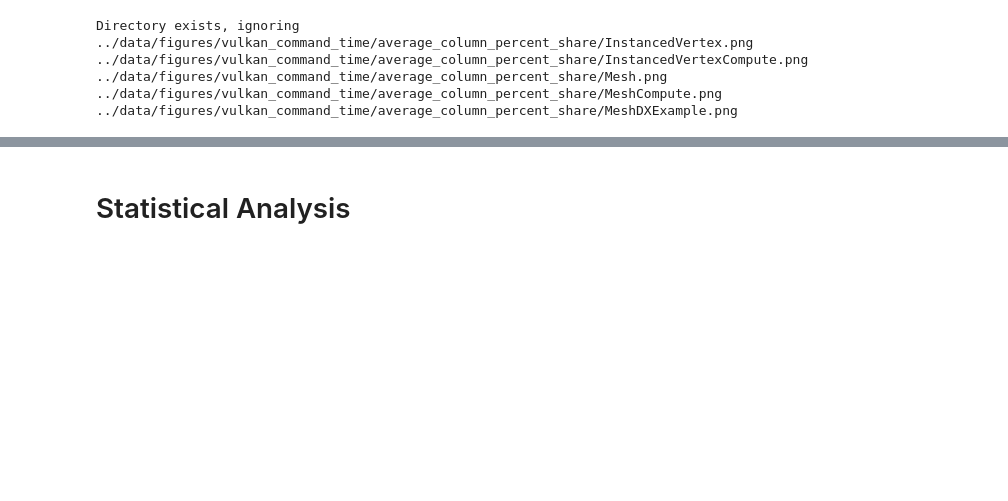
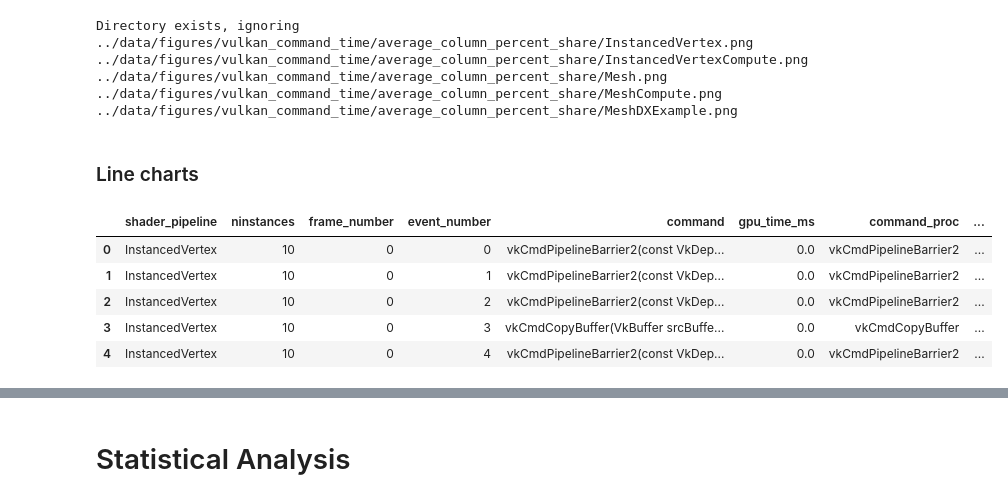
Before and after one commit to andmck1/iron-cube, a Jupyter notebook: notebooks/analysis.ipynb, the cells around one changed output, grey strips where cells are left out. Drawn from its saved outputs; the diff is of its cells as text; code cells hidden in the pictures; blank space fills up the shorter version.

```diff
--- a/notebooks/analysis.ipynb
+++ b/notebooks/analysis.ipynb
@@ -734,3 +734,14 @@ Directory exists, ignoring
 ../data/figures/vulkan_command_time/average_column_percent_share/Mesh.png
 ../data/figures/vulkan_command_time/average_column_percent_share/MeshCompute.png
 ../data/figures/vulkan_command_time/average_column_percent_share/MeshDXExample.png
+# %% [markdown]
+### Line charts
+# %%
+gpu_command_df_proc.head()
+# %% [output]
+|  | shader_pipeline | ninstances | frame_number | event_number | command | gpu_time_ms | command_proc | ... |
+| 0 | InstancedVertex | 10 | 0 | 0 | vkCmdPipelineBarrier2(const VkDep... | 0.0 | vkCmdPipelineBarrier2 | ... |
+| 1 | InstancedVertex | 10 | 0 | 1 | vkCmdPipelineBarrier2(const VkDep... | 0.0 | vkCmdPipelineBarrier2 | ... |
+| 2 | InstancedVertex | 10 | 0 | 2 | vkCmdPipelineBarrier2(const VkDep... | 0.0 | vkCmdPipelineBarrier2 | ... |
+| 3 | InstancedVertex | 10 | 0 | 3 | vkCmdCopyBuffer(VkBuffer srcBuffe... | 0.0 | vkCmdCopyBuffer | ... |
+| 4 | InstancedVertex | 10 | 0 | 4 | vkCmdPipelineBarrier2(const VkDep... | 0.0 | vkCmdPipelineBarrier2 | ... |
```
Also changed, not shown: parts of 9 cells of this notebook, 1 other file.
